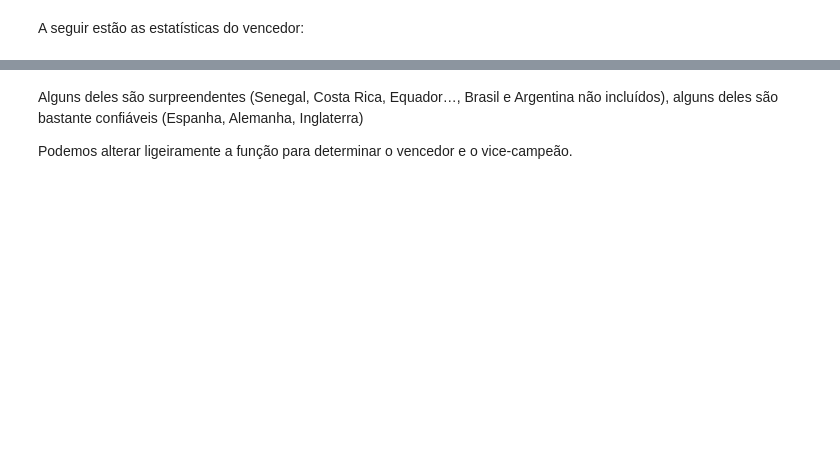
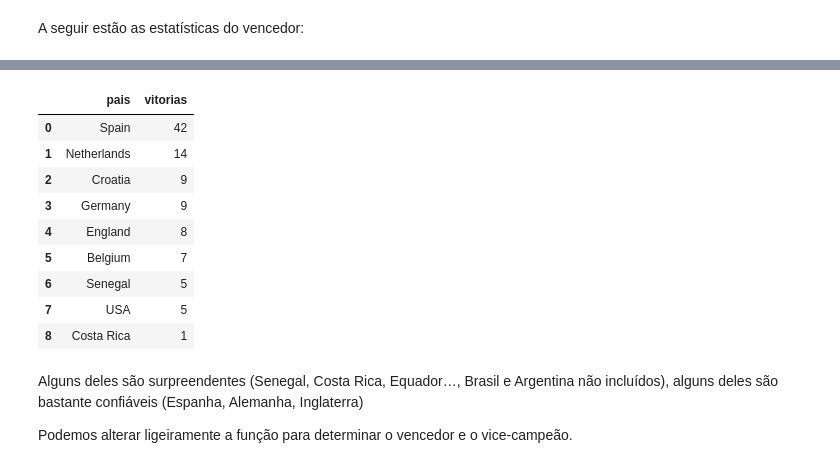
Before and after one commit to rogeriodelfim/Copa-do-mundo-2022, a Jupyter notebook: 03 - Simulador da Copa do Mundo .ipynb, the cells around one changed output, grey strips where cells are left out. Cells and saved outputs as stored; diff of their text form; code cells hidden in the pictures; blank space fills up the shorter version.

```diff
--- a/03 - Simulador da Copa do Mundo .ipynb
+++ b/03 - Simulador da Copa do Mundo .ipynb
@@ -653 +608,16 @@ pd.DataFrame(stats)[0].value_counts().plot(kind="bar");
+# %%
+_ = pd.DataFrame(stats)[0].value_counts().reset_index()
+_.columns = ['pais', 'vitorias']
+_
+# %% [output]
+|  | pais | vitorias |
+| 0 | Spain | 42 |
+| 1 | Netherlands | 14 |
+| 2 | Croatia | 9 |
+| 3 | Germany | 9 |
+| 4 | England | 8 |
+| 5 | Belgium | 7 |
+| 6 | Senegal | 5 |
+| 7 | USA | 5 |
+| 8 | Costa Rica | 1 |
 # %% [markdown]
```
Also changed, not shown: parts of 9 cells of this notebook, 4 other files.
